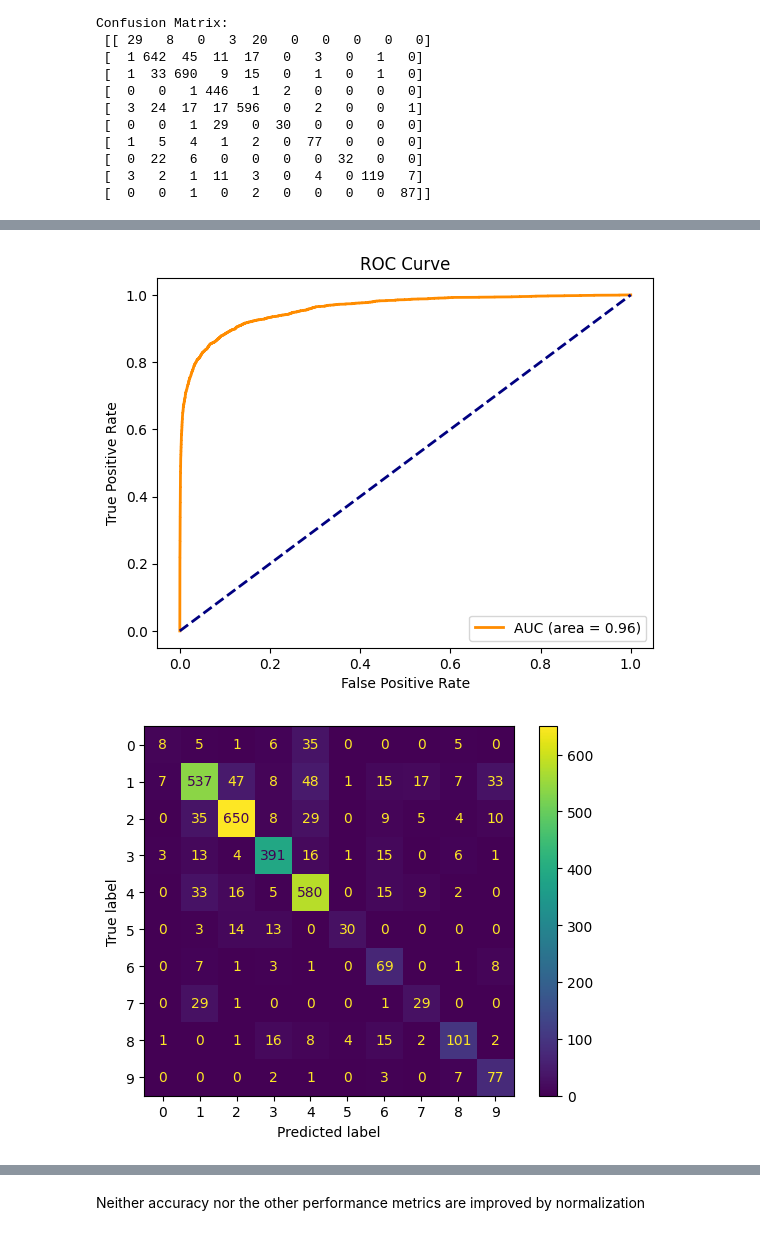
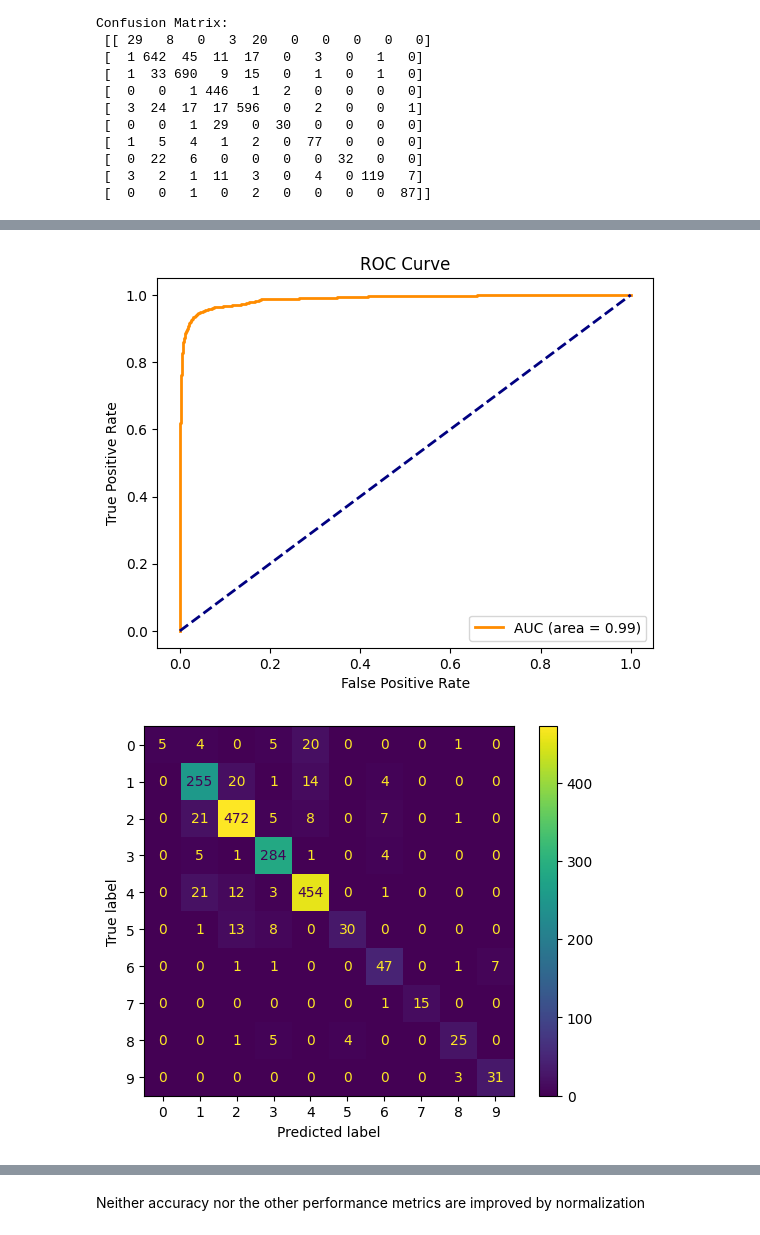
Before and after one commit to Suhail270/DMML_Part4, a Jupyter notebook: part_4_v2.ipynb, the cells around one changed output, grey strips where cells are left out. Drawn from its saved outputs; the diff is of its cells as text; code cells hidden in the pictures.

```diff
--- a/part_4_v2.ipynb
+++ b/part_4_v2.ipynb
@@ -394,3 +437,9 @@ plt.title('Class Distribution')
 plt.show()
 # %% [output]
 [figure]
+# %%
+from sklearn.svm import SVC
+
+svm = SVC(kernel="linear", random_state=42)
+svm.fit(x_train, y_train.to_numpy().ravel())
+get_metrics_simple(svm, x_train, y_train)
@@ -416,6 +471,6 @@ perceptron_clf_calibrated = CalibratedClassifierCV(perceptron_clf, cv=cv)
 # %%
 perceptron_test = Perceptron(random_state=42, class_weight="balanced")
-plot_learning_curve(perceptron_test, x_train, y_train)
+plot_learning_curve(perceptron_test, x_train, y_train.to_numpy().ravel())
 # %% [output]
 [figure]
 Average Training Score: 0.8571546454618719
@@ -474,0 +526,4 @@ As shown above, the model performs better in the training set than the testing s
+# %%
+# testing set (normalized)
+perceptron_clf_calibrated.fit(x_train_norm, y_train.to_numpy().ravel())
+get_metrics(perceptron_clf_calibrated, x_train_norm, y_train)
@@ -496,3 +571,7 @@ Confusion Matrix:
  [  0  22   6   0   0   0   0  32   0   0]
  [  3   2   1  11   3   0   4   0 119   7]
  [  0   0   1   0   2   0   0   0   0  87]]
+# %%
+# training set (normalized no outliers)
+perceptron_clf_calibrated.fit(x_train_no_outliers_norm, y_train_filtered_outlier_norm)
+get_metrics(perceptron_clf_calibrated, x_train_no_outliers_norm, y_train_filtered_outlier_norm)
@@ -499,7 +598,7 @@ Confusion Matrix:
 # %%
 # testing set (normalized no outliers)
 perceptron_clf_calibrated.fit(x_train_no_outliers_norm, y_train_filtered_outlier_norm)
-get_metrics(perceptron_clf_calibrated, x_test_norm, y_test)
+get_metrics(perceptron_clf_calibrated, x_test_no_outliers_norm, y_test_filtered_outlier_norm)
 # %% [output]
-[figure, old version]
+[figure, new version]
-[figure, old version]
+[figure, new version]
```
Also changed, not shown: parts of 23 cells of this notebook.
